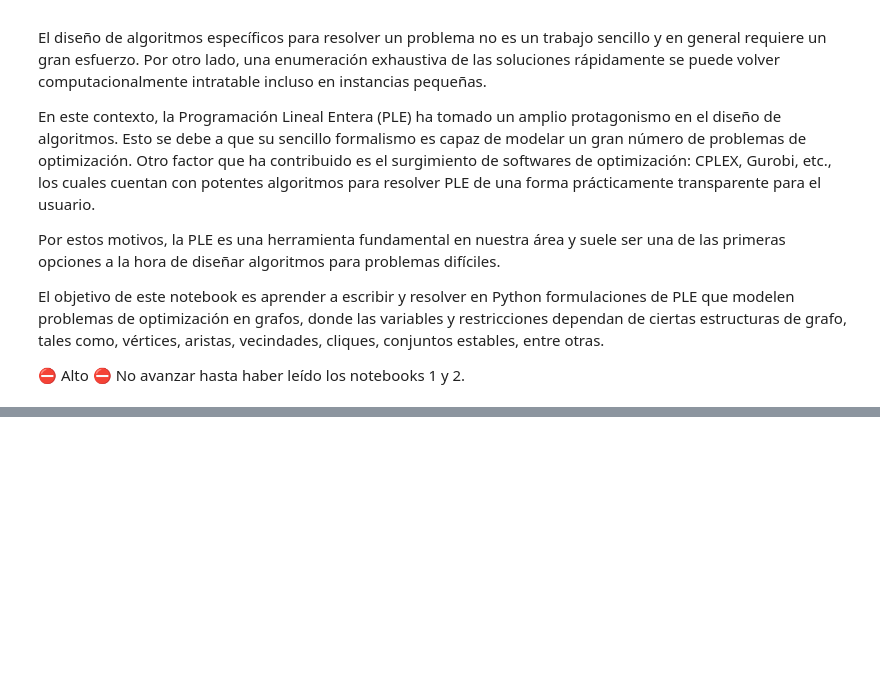
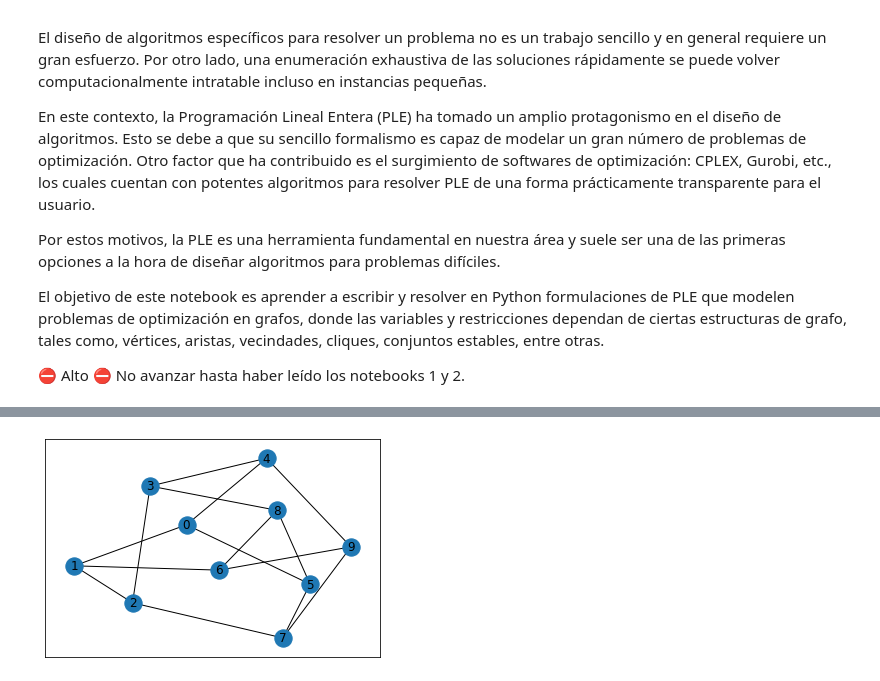
Before and after one commit to maurolucci/taller-cplex, a Jupyter notebook: notebook3.ipynb, the cells around one changed output, grey strips where cells are left out. Cells and saved outputs as stored; diff of their text form; code cells hidden in the pictures; blank space fills up the shorter version.

```diff
--- a/notebook3.ipynb
+++ b/notebook3.ipynb
@@ -92,0 +62,2 @@ NameError: name 'G' is not defined
+# %%
+Petersen = nx.petersen_graph()
@@ -92,0 +340,4 @@ NameError: name 'G' is not defined
+# %%
+nx.draw_networkx(Petersen)
+# %% [output]
+[figure, added]
```
Also changed, not shown: parts of 70 cells of this notebook.
